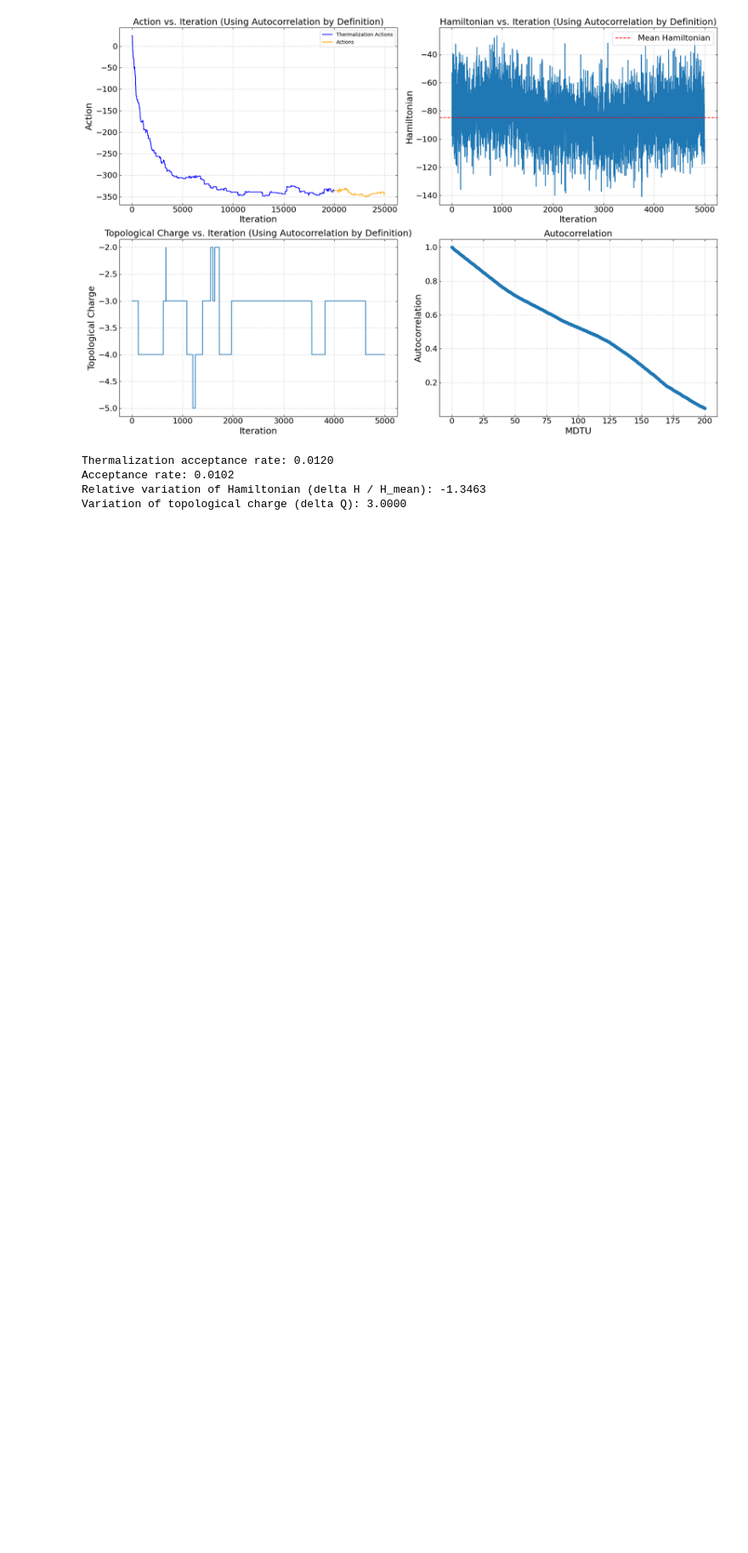
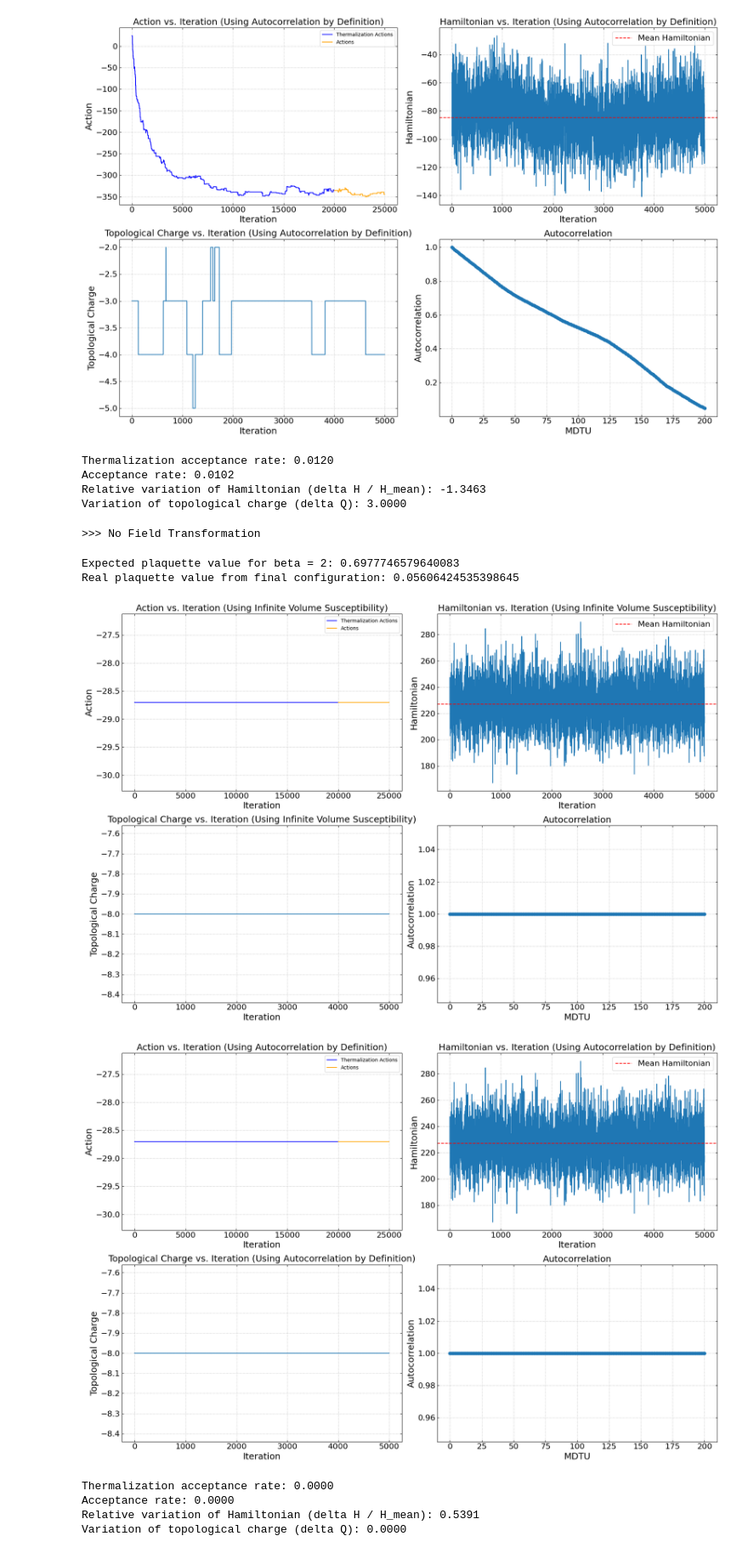
Before and after one commit to Greyyy-HJC/hmc_ft, a Jupyter notebook: 2d_u1/debug.ipynb, the cells around one changed output. Shown at 85% size. Saved outputs shown, nothing was run; the diff lists cells and outputs as text; code cells hidden in the pictures; blank space fills up the shorter version.

Commit message:
step size debug

```diff
--- a/2d_u1/debug.ipynb
+++ b/2d_u1/debug.ipynb
@@ -75,3 +75,66 @@ Thermalization acceptance rate: 0.0120
 Acceptance rate: 0.0102
 Relative variation of Hamiltonian (delta H / H_mean): -1.3463
 Variation of topological charge (delta Q): 3.0000
+# %%
+# Parameters
+"""
+total_time = n_steps * step_size should be around 1 to 2 units.
+If the energy conservation is not good, try to reduce the step size.
+"""
+
+lattice_size = 16
+volume = lattice_size ** 2
+beta = 2
+n_thermalization_steps = 20000
+n_steps = 10
+step_size = 0.03
+n_iterations = 5000
+
+hmc = HMC_U1(lattice_size, beta, n_thermalization_steps, n_steps, step_size)
+# %%
+print(">>> No Field Transformation")
+
+# Thermalize the system
+theta_thermalized, thermalization_actions, thermalization_acceptance_rate = hmc.thermalize()
+
+# Run HMC without field transformation
+final_config, actions, acceptance_rate, topological_charges, hamiltonians = hmc.run(n_iterations, theta_thermalized)
+
+# Calculate the expected plaquette value and the real plaquette value from final configuration
+expected_plaquette = plaquette_value(beta)
+real_plaquette = calculate_plaquette_from_field(final_config)
+print(f"Expected plaquette value for beta = {beta}: {expected_plaquette}")
+print(f"Real plaquette value from final configuration: {real_plaquette}")
+
+# Compute autocorrelation of the topological charge
+max_lag = 200
+autocorrelations = compute_autocorrelation(topological_charges, max_lag, beta, volume)
+autocorrelations_by_def = compute_autocorrelation_by_def(topological_charges, max_lag)
+
+# Plot results
+plot_results(thermalization_actions, actions, topological_charges, hamiltonians, autocorrelations, title_suffix="(Using Infinite Volume Susceptibility)")
+plot_results(thermalization_actions, actions, topological_charges, hamiltonians, autocorrelations_by_def, title_suffix="(Using Autocorrelation by Definition)")
+
+# Print the acceptance rate
+print(f"Thermalization acceptance rate: {thermalization_acceptance_rate:.4f}")
+print(f"Acceptance rate: {acceptance_rate:.4f}")
+
+# Calculate and print the variation of Hamiltonian (delta H) relative to mean H
+delta_H = np.max(hamiltonians) - np.min(hamiltonians)
+H_mean = np.mean(hamiltonians)
+relative_delta_H = delta_H / H_mean
+print(f"Relative variation of Hamiltonian (delta H / H_mean): {relative_delta_H:.4f}")
+
+# Calculate and print the variation of topological charge (delta Q)
+delta_Q = np.max(topological_charges) - np.min(topological_charges)
+print(f"Variation of topological charge (delta Q): {delta_Q:.4f}")
+# %% [output]
+>>> No Field Transformation
+Expected plaquette value for beta = 2: 0.6977746579640083
+Real plaquette value from final configuration: 0.05606424535398645
+[figure, added]
+[figure, added]
+Thermalization acceptance rate: 0.0000
+Acceptance rate: 0.0000
+Relative variation of Hamiltonian (delta H / H_mean): 0.5391
+Variation of topological charge (delta Q): 0.0000
```
